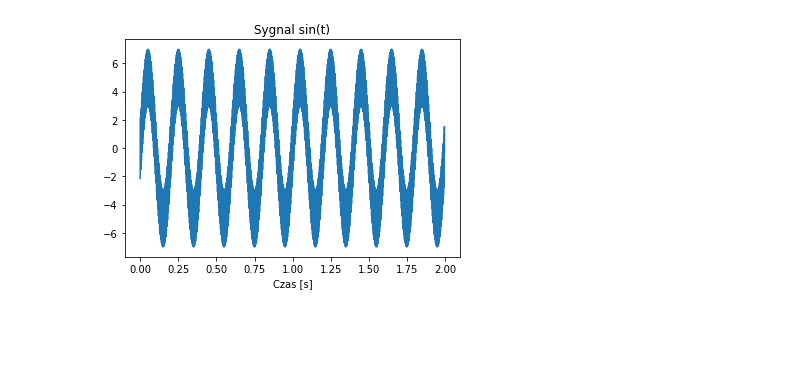
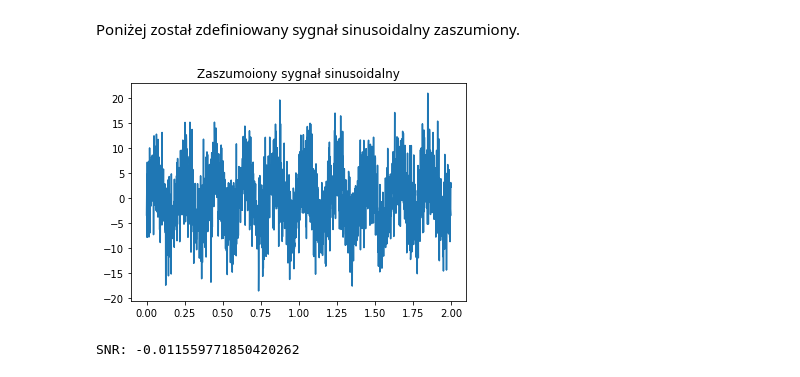
Before and after one commit to tynka022/SignalAnalisis, a Jupyter notebook: lab4/lab4.ipynb, the cells around one changed output. Cells and saved outputs as stored; diff of their text form; code cells hidden in the pictures; blank space fills up the shorter version.

```diff
--- a/lab4/lab4.ipynb
+++ b/lab4/lab4.ipynb
@@ -136,17 +24,2 @@ plt.show()
-# %%
-N=np.arange(2000)
-A=5
-f1=5
-f2=50
-fs=1000
-dt=1/fs # okres próbkowania
-t=dt*(N-1) # wektor chwil próbkowania
-sin_sum=A*np.sin(2*np.pi*f1*t) + 2*np.sin(10*np.pi*f2*t)# sygnał
-
-fig, ax = plt.subplots()
-ax.plot(t,sin_sum)
-ax.set_title("Sygnal sin(t)")
-ax.set_xlabel("Czas [s]")
-plt.show()
-# %% [output]
-[figure, removed]
+# %% [markdown]
+Poniżej został zdefiniowany sygnał sinusoidalny zaszumiony.
@@ -153 +33,11 @@ plt.show()
+# %%
+sin_szum=A*np.sin(2*np.pi*f*t) + A*np.random.randn(N)
+fig, ax = plt.subplots()
+ax.plot(t,sin_szum)
+ax.set_title("Zaszumoiony sygnał sinusoidalny")
+plt.show()
+print("SNR: " + str(signaltonoise(sin_szum)))
+# %% [output]
+[figure, added]
+SNR: -0.011559771850420262
 # %%
```
Also changed, not shown: parts of 40 cells of this notebook, 1 other file.
